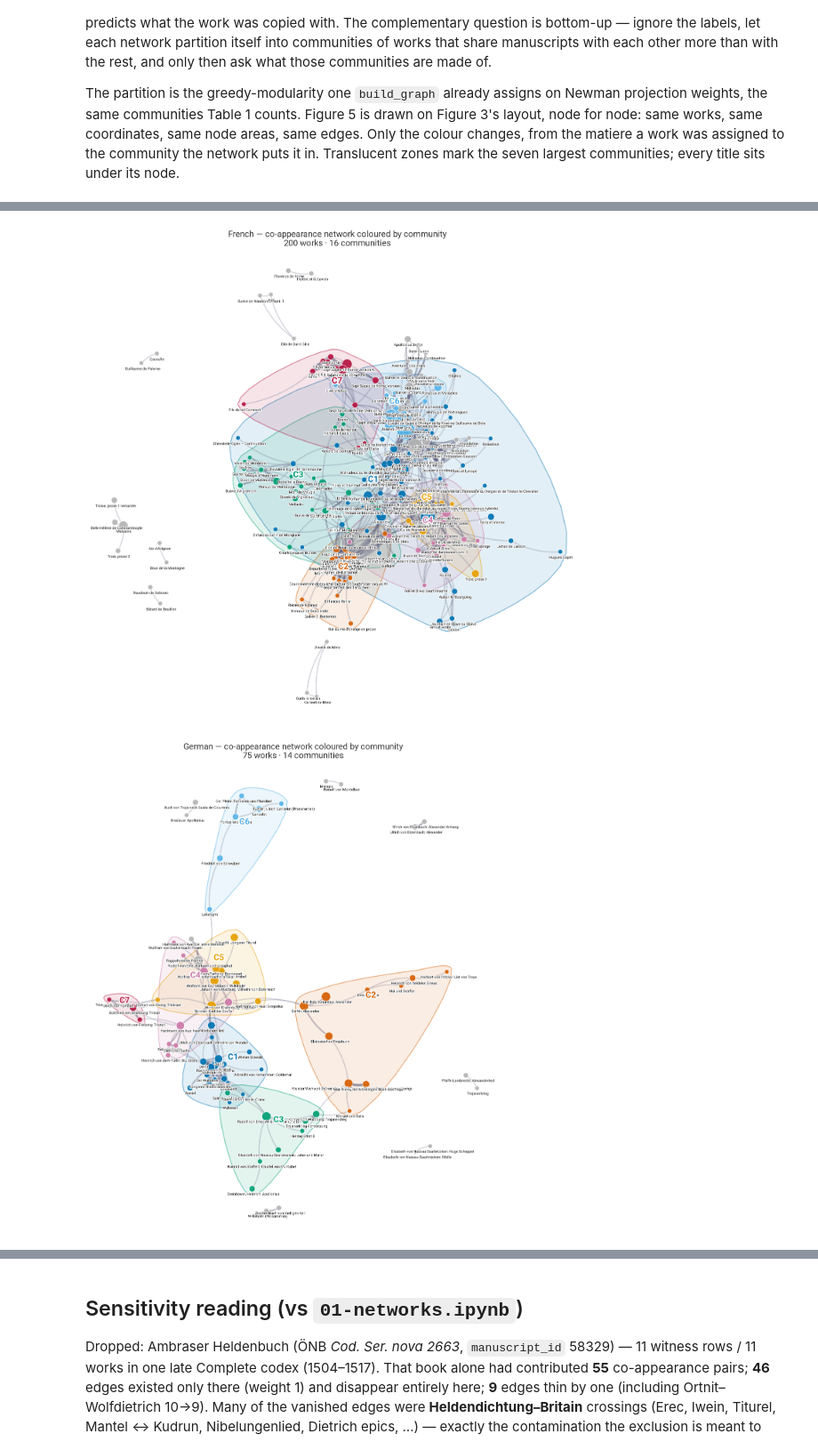
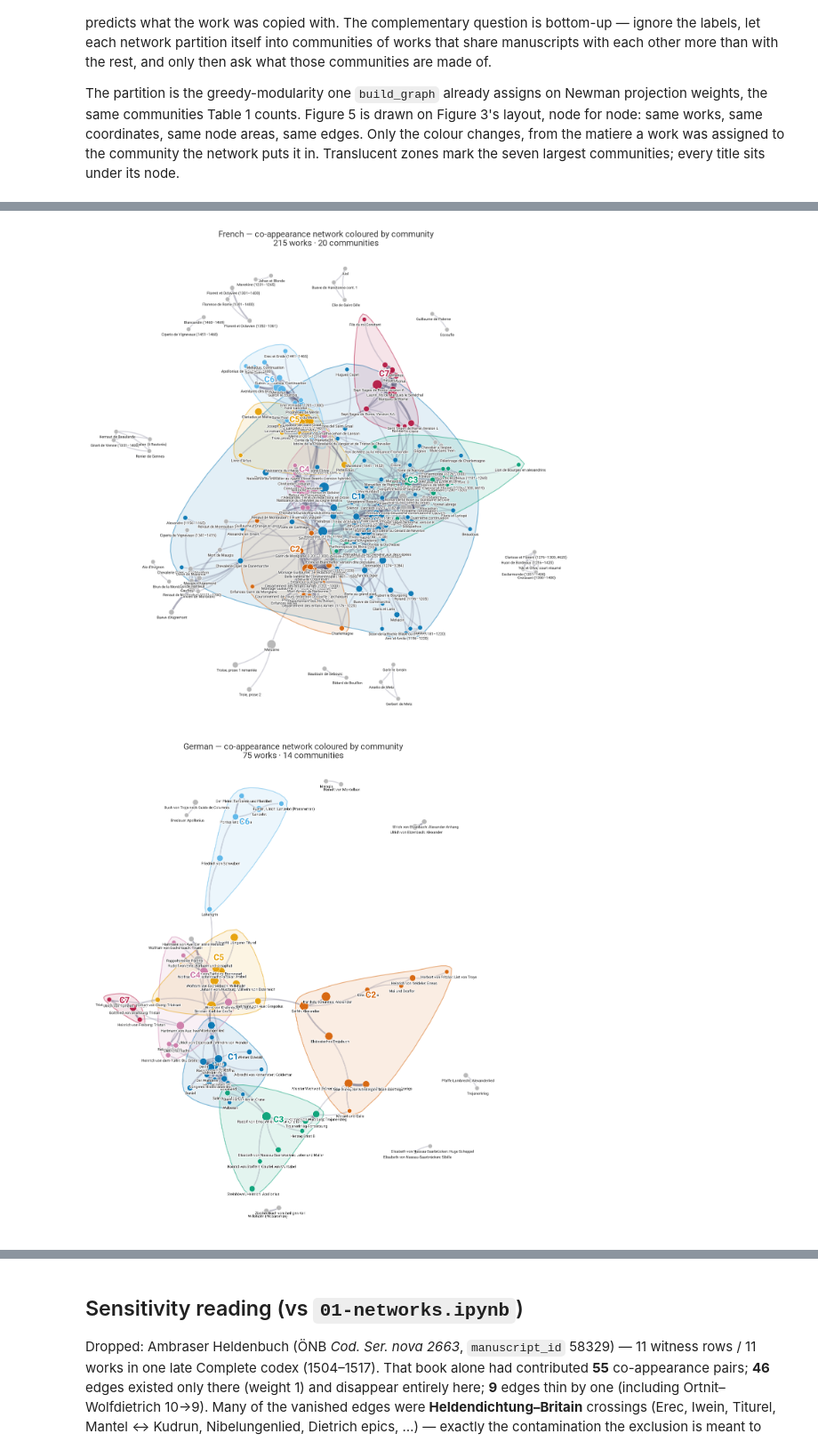
Before and after one commit to mikekestemont/mitueberlierung, a Jupyter notebook: 01-networks-no-ambras.ipynb, the cells around one changed output, grey strips where cells are left out. Shown at 89% size. Cells and saved outputs as stored; diff of their text form; code cells hidden in the pictures.

Commit message:
Key network nodes by work, not title; 300 dpi figures; redlined paper; trim docs

```diff
--- a/01-networks-no-ambras.ipynb
+++ b/01-networks-no-ambras.ipynb
@@ -172,15 +172,37 @@ def tag_heldenepik(G, w, id_col="work_id", flag_col="is_heldenepik"):
         G.nodes[n]["is_heldenepik"] = h
         G.nodes[n]["mat5"] = "Heldendichtung" if (h and m == "Other") else m
 
+def disambiguate_titles(df, w):
+    """Nodes are keyed by title, so works that share one -- the verse and the prose
+    *Lancelot*, three *Erec et Enide*, five *Apollonius de Tyr* -- must be told apart
+    or they collapse into a single node. Those get their composition date range
+    appended, and the Heurist id as well if even that is shared."""
+    dup = df.groupby("work")["work_id"].nunique()
+    dup = set(dup[dup > 1].index)
+    if not dup:
+        return df
+    dates = w.set_index("work_id")[["date_start", "date_end"]]
+    def label(wid, title):
+        if title not in dup:
+            return title
+        s, e = dates.loc[wid]
+        return f"{title} ({int(s)}–{int(e)})" if pd.notna(s) and pd.notna(e) else f"{title} (#{wid})"
+    df = df.copy()
+    df["work"] = [label(i, t) for i, t in zip(df["work_id"], df["work"])]
+    tied = df.groupby("work")["work_id"].nunique()
+    tied = set(tied[tied > 1].index)
+    df["work"] = [f"{t[:-1]}, #{i})" if t in tied else t for i, t in zip(df["work_id"], df["work"])]
+    return df
+
 def load_all(langs, data="data"):
     graphs, links, works, raw = {}, {}, {}, {}
     for l in langs:
-        raw_df = load_linkage(f"{data}/{l}_linkage.json")
-        G, df = build_graph(raw_df)
         w = pd.read_excel(f"{data}/{l}_works.xlsx")
         # midpoint of the temporal range
         w["date_mid"] = ((pd.to_numeric(w["date_start"], errors="coerce")
                           + pd.to_numeric(w["date_end"], errors="coerce")) / 2).round()
+        raw_df = disambiguate_titles(load_linkage(f"{data}/{l}_linkage.json"), w)
+        G, df = build_graph(raw_df)
         assign_matiere(G, w)
         tag_heldenepik(G, w)
         graphs[l], links[l], works[l], raw[l] = G, df, w, raw_df
@@ -817,7 +818,7 @@ def matiere_node_table(G, language, weight="weight", order=MAT_ORDER, keep="tota
                          this, because under the full-activity denominator a work whose
                          co-transmission runs entirely to Heldendichtung or Other still has
                          a real denominator and a real within = 0. Excluding those works
-                         would bias the models upward; 7 works are affected.
+                         would bias the models upward; 8 works are affected.
     """
     known = {n for n in G.nodes() if G.nodes[n]["matiere"] in order}
     rows = []
@@ -1508,7 +1456,7 @@ def _community_panel(ax, xy, radii, color, margin=0.012, face_alpha=0.11, edge_a
 
 
 def plot_community_network(lang, figsize=(9.5, 9.5), curvature=0.15, weight="weight",
-                           label_size=5.0, save=None, dpi=260):
+                           label_size=5.0, save=None, dpi=300):
     """One tradition on Figure 3's layout, coloured by Newman communities,
     with a zone on each of the seven largest and a title under every node."""
     cf = cframes[lang]
@@ -1540,33 +1488,33 @@ def plot_community_network(lang, figsize=(9.5, 9.5), curvature=0.15, weight="wei
         placed.append((x, y))
         ax.text(x, y, b["tag"], ha="center", va="center", fontsize=11.5,
                 fontweight="bold", color=b["color"], zorder=6,
                 path_effects=[pe.withStroke(linewidth=2.8, foreground="white")])
 
     draw_weighted_edges(H, pos, ax, weight=weight, curvature=curvature, zorder=1)
 
     for b in sorted(bands, key=lambda b: -b["rank"]):
         ns = [n for n, *_ in b["members"]]
         nx.draw_networkx_nodes(H, pos, ax=ax, nodelist=ns, node_color=b["color"],
                                node_size=mss_node_size(H, ns),
                                linewidths=0.6, edgecolors="white", alpha=0.92)
 
     for n, (x, y) in pos.items():
         ax.text(x, y - 0.016, n, fontsize=label_size, color=INK, ha="center", va="top",
                 zorder=5, path_effects=[pe.withStroke(linewidth=1.5, foreground="white")])
 
     s = comm_stats[lang]
     ax.set_title(f"{lang.capitalize()} — co-appearance network coloured by community\n"
                  f"{s['Works shown']} works · {s['Communities']} communities",
                  fontsize=11.5, color="#333333")
     plt.tight_layout()
     if save:
         plt.savefig(save, dpi=dpi, bbox_inches="tight")
     plt.show()
 
 
 for l in LANGS:
     plot_community_network(l, save=f"{FIG_DIR}/fig5_communities_{l}.png")
 # %% [output]
-[figure, old version]
+[figure, new version]
 [figure]
 # %% [markdown]
```
Also changed, not shown: parts of 21 cells of this notebook, 23 other files.
